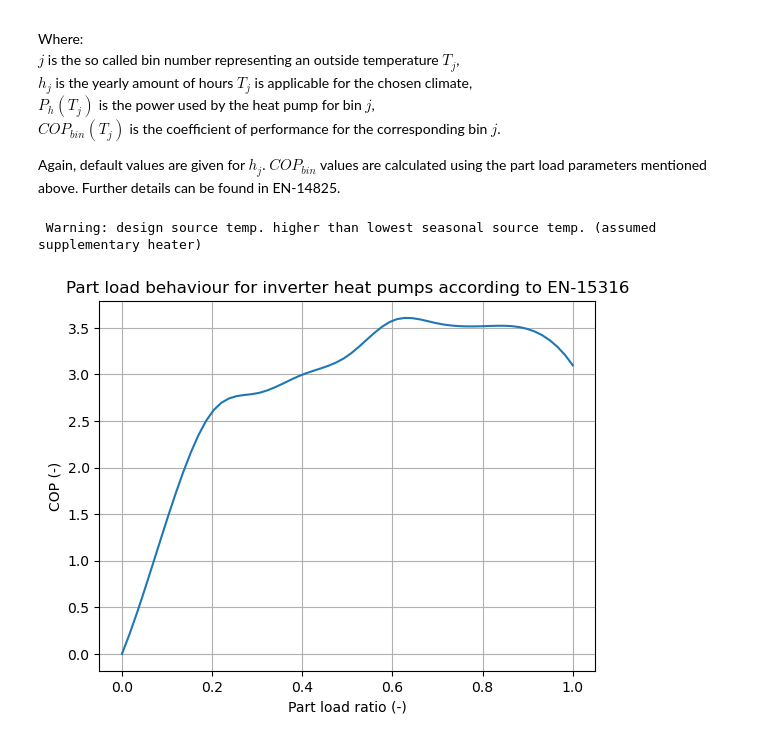
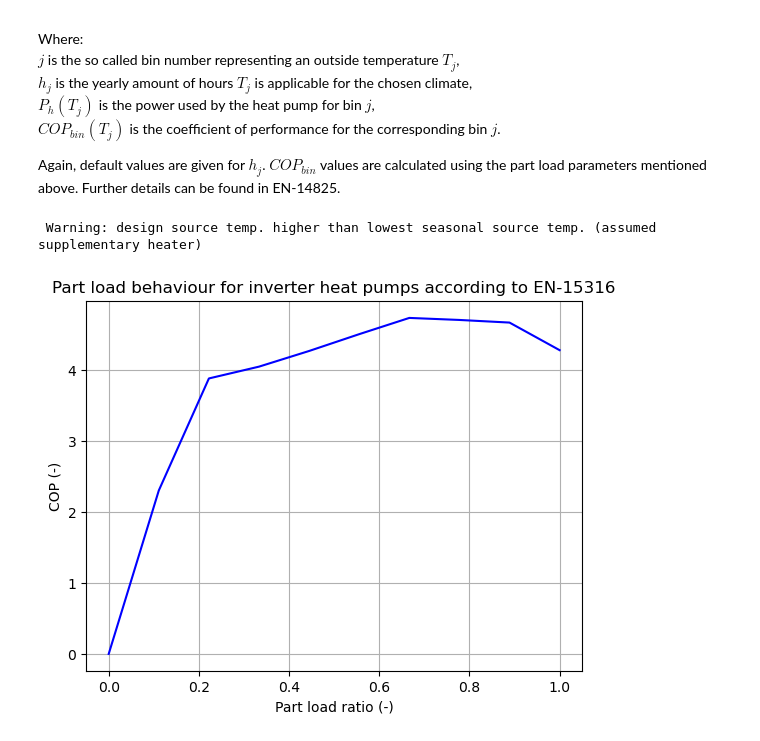
Before and after one commit to davidSmeets/OriginalHeatPump, a Jupyter notebook: main.ipynb, the cells around one changed output. Drawn from its saved outputs; the diff is of its cells as text; code cells hidden in the pictures.

```diff
--- a/main.ipynb
+++ b/main.ipynb
@@ -202,8 +204,7 @@ else:
 The thermodynamic properties are calculated, based on the isentropic nature of an ideal compression cycle, thus assuming equal entropy in compressor intake and outlet.\
 Furthermore, different parameters are checked against boundary conditions given in EN-15316.
 # %%
-# Compressor output (isentropic)
-p2s = ref.pressure_saturated_gas_func(condensor_temp)
+p2s = ref.pressure_saturated_liq_func(condensor_temp) # Calculated from sat. liquid side, works better with refrigerant blends
 s2s = s1
 dt2s = interpolate.bisplev(s2s, p2s, ref.dt_s_superheated_func)
 t2s = condensor_temp + dt2s
@@ -486,19 +499,16 @@ $COP_{bin} (T_j)$ is the coefficient of performance for the corresponding bin $j
 Again, default values are given for $h_j$. $COP_{bin}$ values are calculated using the part load parameters mentioned above. Further details can be found in EN-14825.
 # %%
 [COPbin_toplot, plotrange, scop] = scopcalc.getscop(cop)
-
-xx = numpy.linspace(0,1,60)
-func = interpolate.interp1d(plotrange, COPbin_toplot, kind = 'cubic') #smooth it a little
-yy = func(xx)
-
-plt.plot(xx, yy)
+func2 = interpolate.interp1d(plotrange, COPbin_toplot, kind = 'quadratic')
+xx = numpy.linspace(0,1,10)
+plt.plot(xx, func2(xx),'b')
 plt.title('Part load behaviour for inverter heat pumps according to EN-15316')
 plt.xlabel('Part load ratio (-)')
 plt.ylabel('COP (-)')
 plt.grid()
 # %% [output]
  Warning: design source temp. higher than lowest seasonal source temp. (assumed supplementary heater)
-[figure, old version]
+[figure, new version]
 # %%
 outputtable = pd.DataFrame(
     [
```
Also changed, not shown: parts of 14 cells of this notebook, 3 other files.
